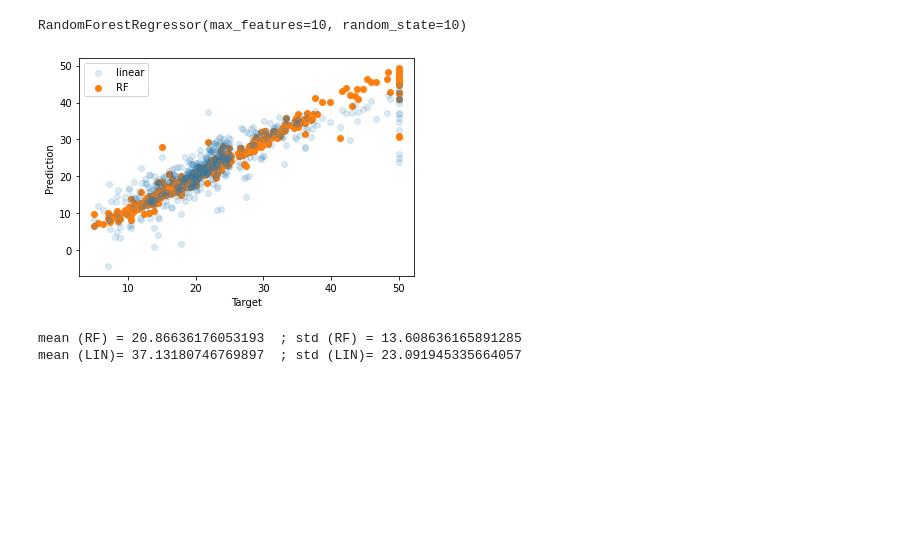
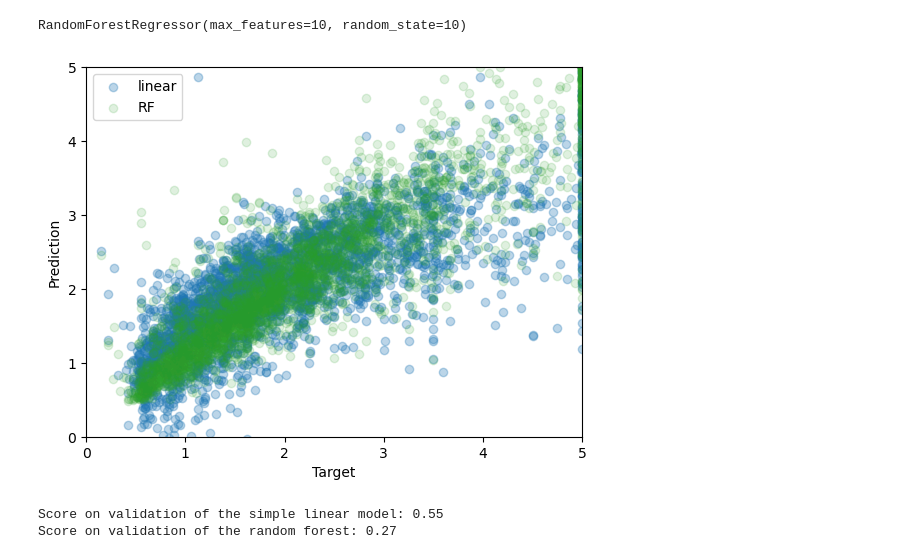
Before and after one commit to brajard/MAT330, a Jupyter notebook: notebooks/regression example.ipynb, the cells around one changed output. Drawn from its saved outputs; the diff is of its cells as text; code cells hidden in the pictures; blank space fills up the shorter version.

```diff
--- a/notebooks/regression example.ipynb
+++ b/notebooks/regression example.ipynb
@@ -4,7 +5,7 @@ import matplotlib.pyplot as plt
 # %%
-boston = load_boston()
-X = boston.data
-y = boston.target
-print(boston.DESCR)
-type(boston)
+housing = fetch_california_housing()
+X = housing.data
+y = housing.target
+print(housing.DESCR)
+type(housing)
 # %% [output]
@@ -149,22 +187,22 @@ rf.fit(X_train,y_train)
 # %% [output]
 RandomForestRegressor(max_features=10, random_state=10)
 # %%
-y_predict_rf = rf.predict(X)
-plt.scatter(y,y_predict_lin,label='linear',zorder=2,alpha=.15)
-plt.scatter(y,y_predict_rf,label='RF',zorder=1)
+y_val_predict_rf = rf.predict(X_val)
+plt.scatter(y_val,y_val_predict_lin,label='linear',zorder=1,alpha=.3)
+plt.scatter(y_val,y_val_predict_rf,label='RF',zorder=2,color='C2', alpha=.15)
 plt.legend()
 
 plt.ylabel('Prediction')
 plt.xlabel('Target')
+plt.xlim([0,5])
+plt.ylim([0,5])
 plt.show()
 # %% [output]
-[figure, old version]
+[figure, new version]
-# %%
-# Cross Validation score
-
-score_rf = cross_val_score(rf,X,y,cv = 5, scoring=score)
-print('mean (RF) =',score_rf.mean(),' ; std (RF) =',score_rf.std())
-print('mean (LIN)=',score_lin.mean(),' ; std (LIN)=',score_lin.std())
-# %% [output]
-mean (RF) = 20.86636176053193  ; std (RF) = 13.608636165891285
-mean (LIN)= 37.13180746769897  ; std (LIN)= 23.091945335664057
+# %%
+# Cross Validation score
+print(f'Score on validation of the simple linear model: {score(reg,X_val, y_val):.2f}')
+print(f'Score on validation of the random forest: {score(rf,X_val, y_val):.2f}')
+# %% [output]
+Score on validation of the simple linear model: 0.55
+Score on validation of the random forest: 0.27
```
Also changed, not shown: parts of 21 cells of this notebook, 1 other file.
